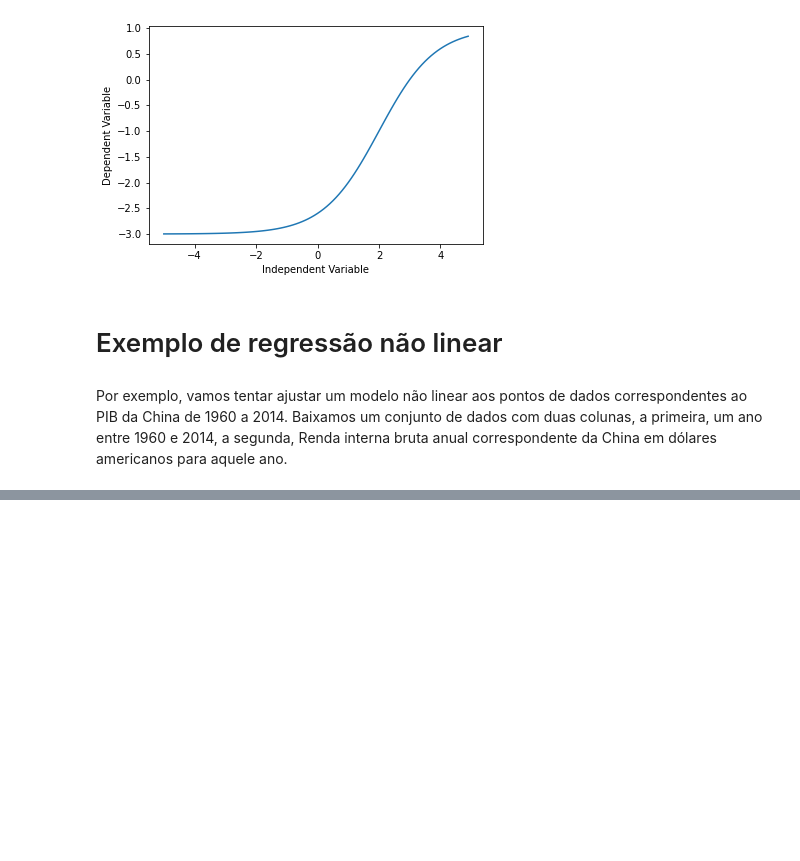
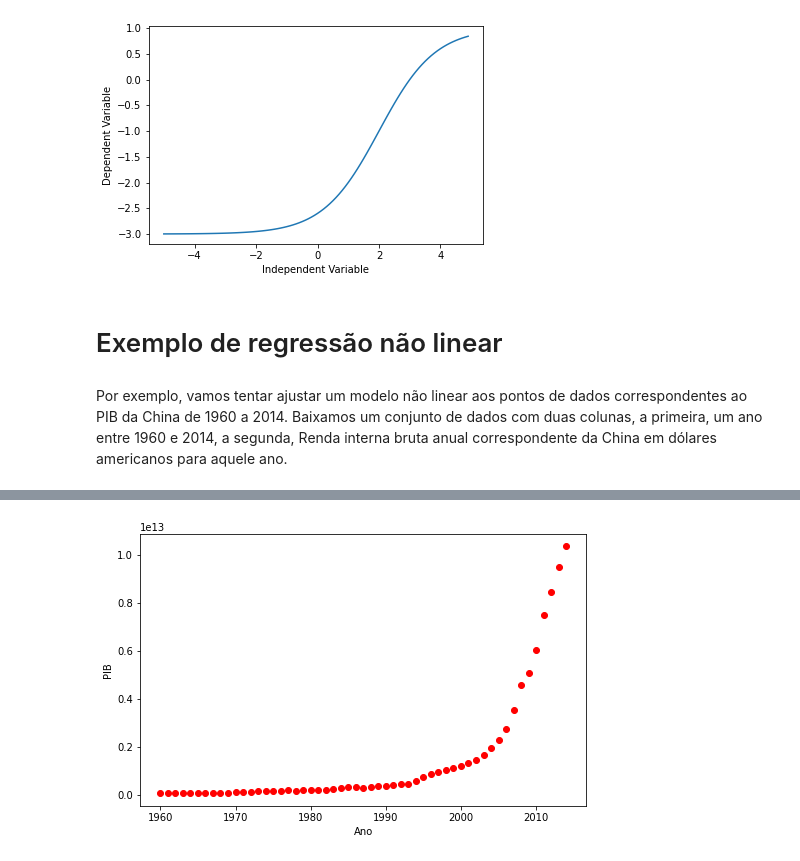
Before and after one commit to kauebr/Machine-Learning-Projects-IBM, a Jupyter notebook: Regressão nao linear/Regressao nao linear.ipynb, the cells around one changed output, grey strips where cells are left out. Cells and saved outputs as stored; diff of their text form; code cells hidden in the pictures; blank space fills up the shorter version.

```diff
--- a/Regressão nao linear/Regressao nao linear.ipynb
+++ b/Regressão nao linear/Regressao nao linear.ipynb
@@ -126,3 +127,6 @@ plt.show()
 # Exemplo de regressão não linear
 # %% [markdown]
 Por exemplo, vamos tentar ajustar um modelo não linear aos pontos de dados correspondentes ao PIB da China de 1960 a 2014. Baixamos um conjunto de dados com duas colunas, a primeira, um ano entre 1960 e 2014, a segunda, Renda interna bruta anual correspondente da China em dólares americanos para aquele ano.
+# %%
+df = pd.read_csv("china_gdp.csv")
+df.head(10)
@@ -128,0 +149,9 @@ Por exemplo, vamos tentar ajustar um modelo não linear aos pontos de dados corr
+# %%
+plt.figure(figsize=(8,5))
+x_data, y_data = (df["Year"].values, df["Value"].values)
+plt.plot(x_data, y_data, 'ro')
+plt.ylabel('PIB')
+plt.xlabel('Ano')
+plt.show()
+# %% [output]
+[figure, added]
```
Also changed, not shown: parts of 10 cells of this notebook.
